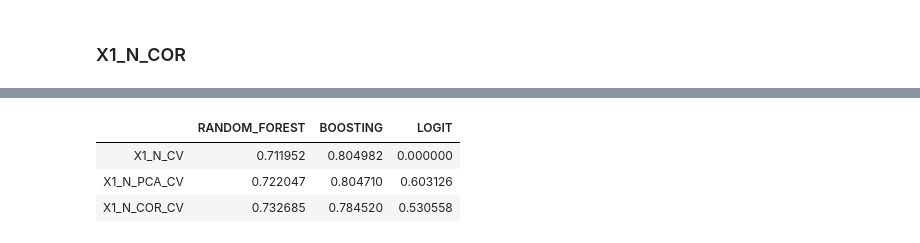
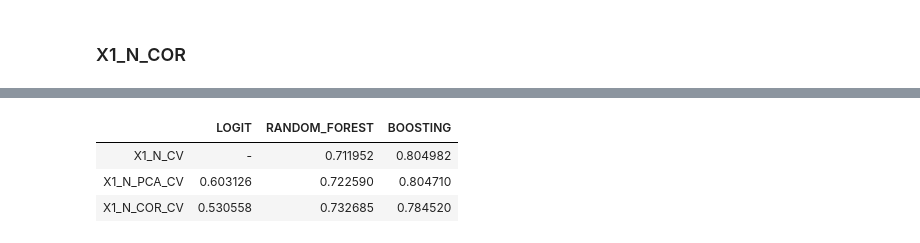
Before and after one commit to katya-luzina/noise_control, a Jupyter notebook: cross_deals.ipynb, the cells around one changed output, grey strips where cells are left out. Drawn from its saved outputs; the diff is of its cells as text; code cells hidden in the pictures.

```diff
--- a/cross_deals.ipynb
+++ b/cross_deals.ipynb
@@ -355,6 +349,6 @@ Wall time: 4.52 s
 # %%
 %%time
-# перебор параметров
+'''# перебор параметров
 parameters = {'n_estimators': [200,400,500],
               'min_samples_leaf': [1, 3, 5, 7],
               'max_depth': [5,10,15,20],
@@ -362,7 +356,7 @@ parameters = {'n_estimators': [200,400,500],
               'min_samples_split': [18, 34, 44, 50],
               'min_samples_leaf': [12,28,50],
               'bootstrap': [True, False]
-             }
+             }'''
 
 # результаты поиска по сетке, для ускорения можно использовать сразу их
 '''parameters = {'bootstrap': False,
@@ -469,5 +469,6 @@ Wall time: 22min 27s
 # собираем roc_auc в один датафрейм
 roc_auc_rf1 = pd.DataFrame(roc_auc_rf, index=['X1_N_CV','X1_N_PCA_CV','X1_N_COR_CV'])
 roc_auc_rf1 = roc_auc_rf1.rename(columns = {0:'RANDOM_FOREST'})
-roc_auc_rf1
+roc_auc_1 = pd.merge(roc_auc_log1, roc_auc_rf1, how='left', left_index=True, right_index=True)
+roc_auc_1
 # %% [output]
@@ -554,18 +533,18 @@ Wall time: 2.19 s
 # %%
 %%time
 # перебор параметров
-parameters = {'n_estimators': [100, 150, 200, 300],
+'''parameters = {'n_estimators': [100, 150, 200, 300],
               'learning_rate': [0.1,0.5,1],
               'max_depth': [3,5,7,10],
               'min_samples_split': [2,5,7,10,15,20],
               'min_samples_leaf': [1,2,5,7,10]}
-
-'''# результаты поиска по сетке, для ускорения можно использовать сразу их
+'''
+# результаты поиска по сетке, для ускорения можно использовать сразу их
 parameters = {'learning_rate': [0.1],
               'max_depth': [5],
               'min_samples_leaf': [5],
               'min_samples_split': [20],
-              'n_estimators': [200]}'''
+              'n_estimators': [200]}
 
 boosting_best = GridSearchCV(boosting, parameters, cv = 5, verbose = 1, n_jobs=-1)
 boosting_best.fit(x_n_pca_train, y_n_train)
@@ -586,7 +565,7 @@ for a in range(len(predicted_prob)):
 index_list = x_n_pca_test.index.tolist()
 # записываем вероятность попадания в класс 1 в новый датафрейм
 x1_bo_cv = pd.DataFrame(pd.Series(data=predicted_results, index=index_list))
-x1_bo_cv = x1_rf_cv.rename(columns = {0:'PROB_N_PCA_BO_CV'})
+x1_bo_cv = x1_bo_cv.rename(columns = {0:'PROB_N_PCA_BO_CV'})
 # сливаем с предыдущим результатом
 x1_bo = pd.merge(x1_bo, x1_bo_cv, how='left', left_index=True, right_index=True)
 # %% [output]
@@ -616,18 +581,18 @@ Wall time: 41min 56s
 # %%
 %%time
-parameters = {'n_estimators': [100, 150, 200, 300],
+'''parameters = {'n_estimators': [100, 150, 200, 300],
               'learning_rate': [0.1,0.5,1],
               'max_depth': [3,5,7,10],
               'min_samples_split': [2,5,7,10,15,20],
               'min_samples_leaf': [1,2,5,7,10]}
+'''
+# результаты поиска по сетке, для ускорения можно использовать сразу их
+parameters = {'learning_rate': [0.1],
+              'max_depth': [3],
+              'min_samples_leaf': [5],
+              'min_samples_split': [15],
+              'n_estimators': [300]}
 
-'''# результаты поиска по сетке, для ускорения можно использовать сразу их
-parameters = {'learning_rate': 0.1,
-              'max_depth': 3,
-              'min_samples_leaf': 5,
-              'min_samples_split': 15,
-              'n_estimators': 300}
-'''
 boosting_best = GridSearchCV(boosting, parameters, cv = 5, verbose = 1, n_jobs=-1)
 boosting_best.fit(x_n_cor_train, y_n_train)
 predicted_prob = boosting_best.predict_proba(x_n_cor_test)
@@ -673,14 +626,12 @@ Wall time: 44min 2s
 # %%
 # собираем roc_auc в один датафрейм
 roc_auc_bo1 = pd.DataFrame(roc_auc_bo, index=['X1_N_CV','X1_N_PCA_CV','X1_N_COR_CV'])
 roc_auc_bo1 = roc_auc_bo1.rename(columns = {0:'BOOSTING'})
-roc_auc_1 = pd.merge(roc_auc_rf1,roc_auc_bo1, how='left', left_index=True, right_index=True)
-roc_auc_1 = pd.merge(roc_auc_rf1,roc_auc_bo1, how='left', left_index=True, right_index=True)
-roc_auc_1 = pd.merge(roc_auc_1,roc_auc_log1, how='left', left_index=True, right_index=True)
+roc_auc_1 = pd.merge(roc_auc_1, roc_auc_bo1, how='left', left_index=True, right_index=True)
 roc_auc_1
 # %% [output]
-|  | RANDOM_FOREST | BOOSTING | LOGIT |
-| X1_N_CV | 0.711952 | 0.804982 | 0.000000 |
-| X1_N_PCA_CV | 0.722047 | 0.804710 | 0.603126 |
-| X1_N_COR_CV | 0.732685 | 0.784520 | 0.530558 |
+|  | LOGIT | RANDOM_FOREST | BOOSTING |
+| X1_N_CV | - | 0.711952 | 0.804982 |
+| X1_N_PCA_CV | 0.603126 | 0.722590 | 0.804710 |
+| X1_N_COR_CV | 0.530558 | 0.732685 | 0.784520 |
 # %%
```
Also changed, not shown: parts of 43 cells of this notebook.
